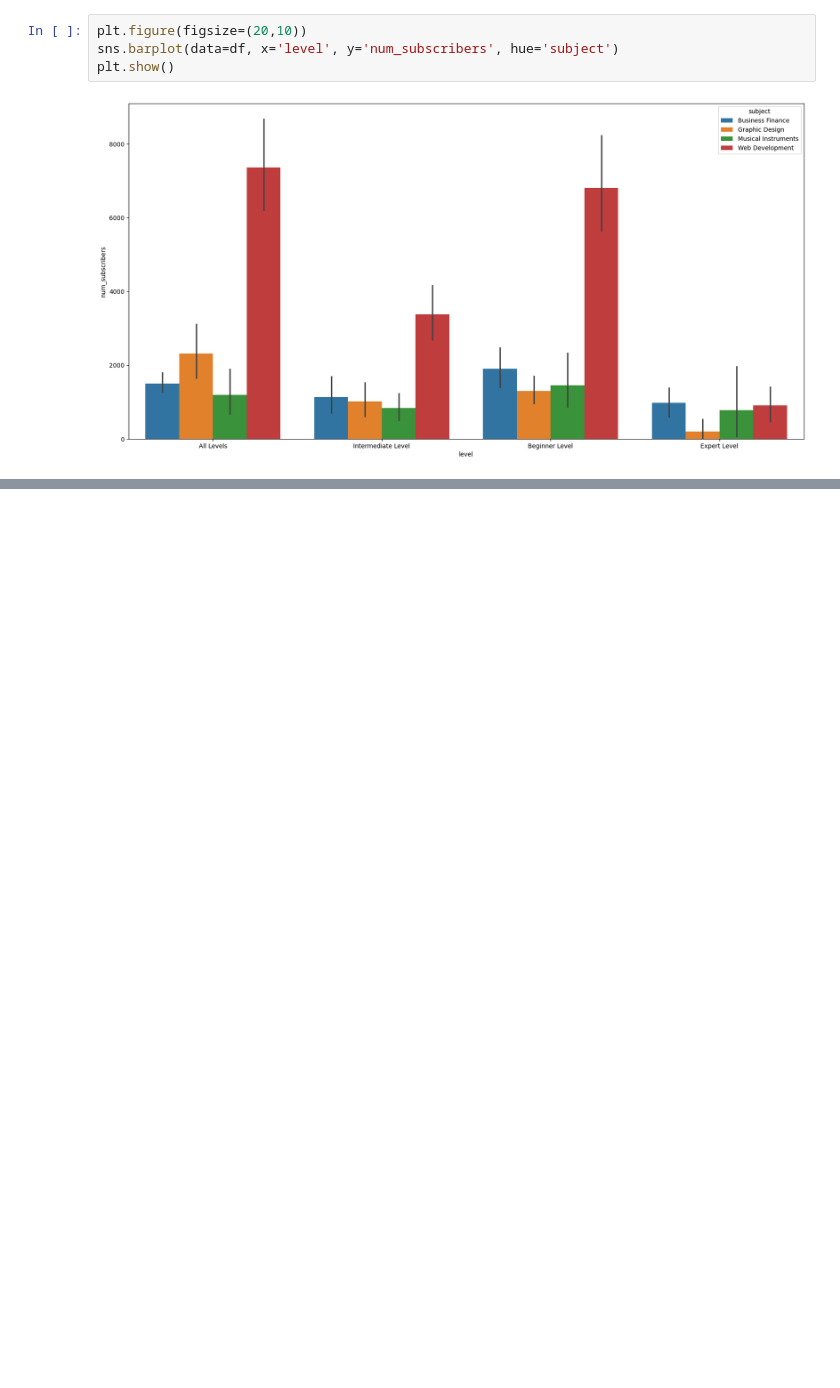
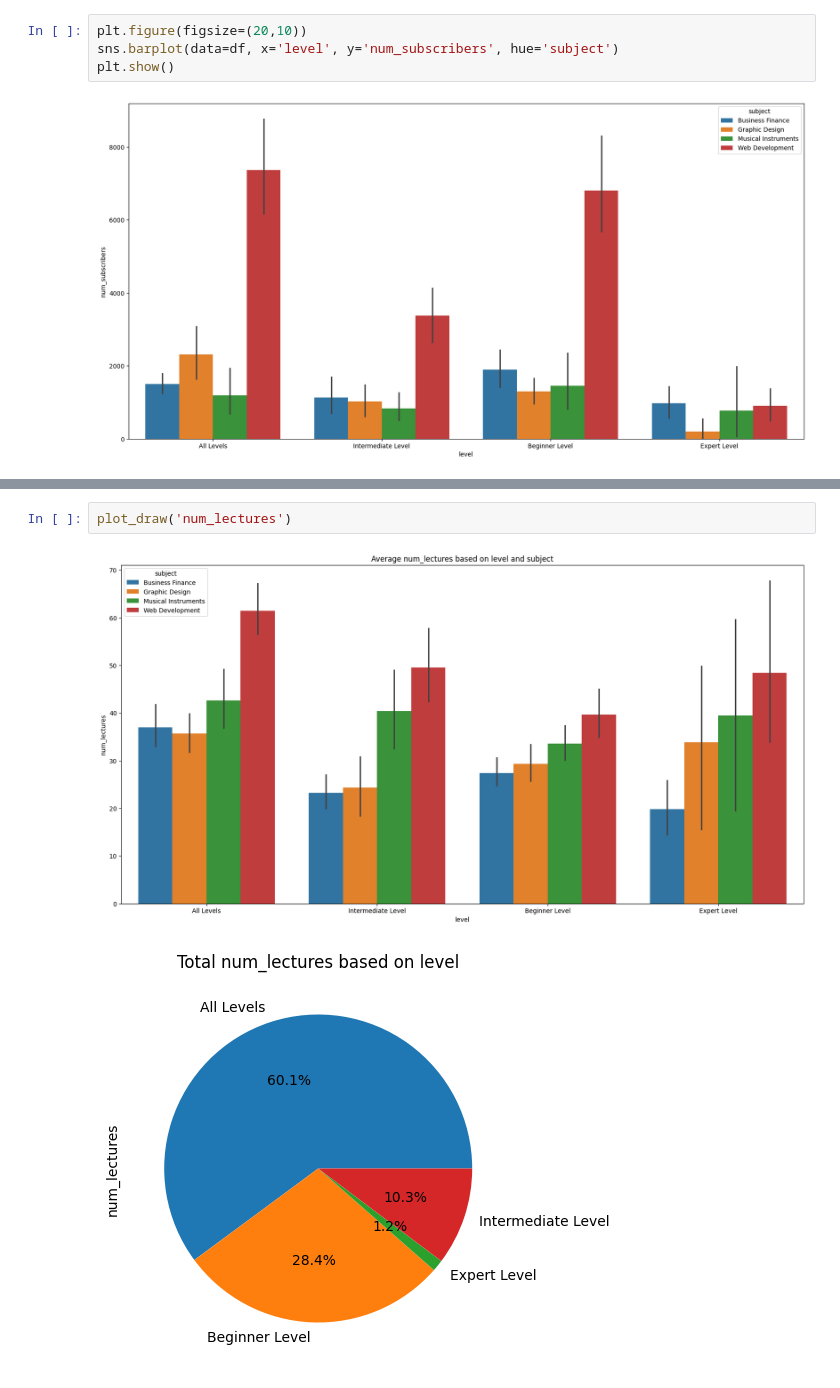
Before and after one commit to ahmedllshafiey/Udemy-Analysis, a Jupyter notebook: Udemy.ipynb, the cells around one changed output, grey strips where cells are left out. Cells and saved outputs as stored; diff of their text form; blank space fills up the shorter version.

```diff
--- a/Udemy.ipynb
+++ b/Udemy.ipynb
@@ -214,0 +234,5 @@ plt.show()
+# %%
+plot_draw('num_lectures')
+# %% [output]
+[figure, added]
+[figure, added]
```
Also changed, not shown: parts of 3 cells of this notebook.
